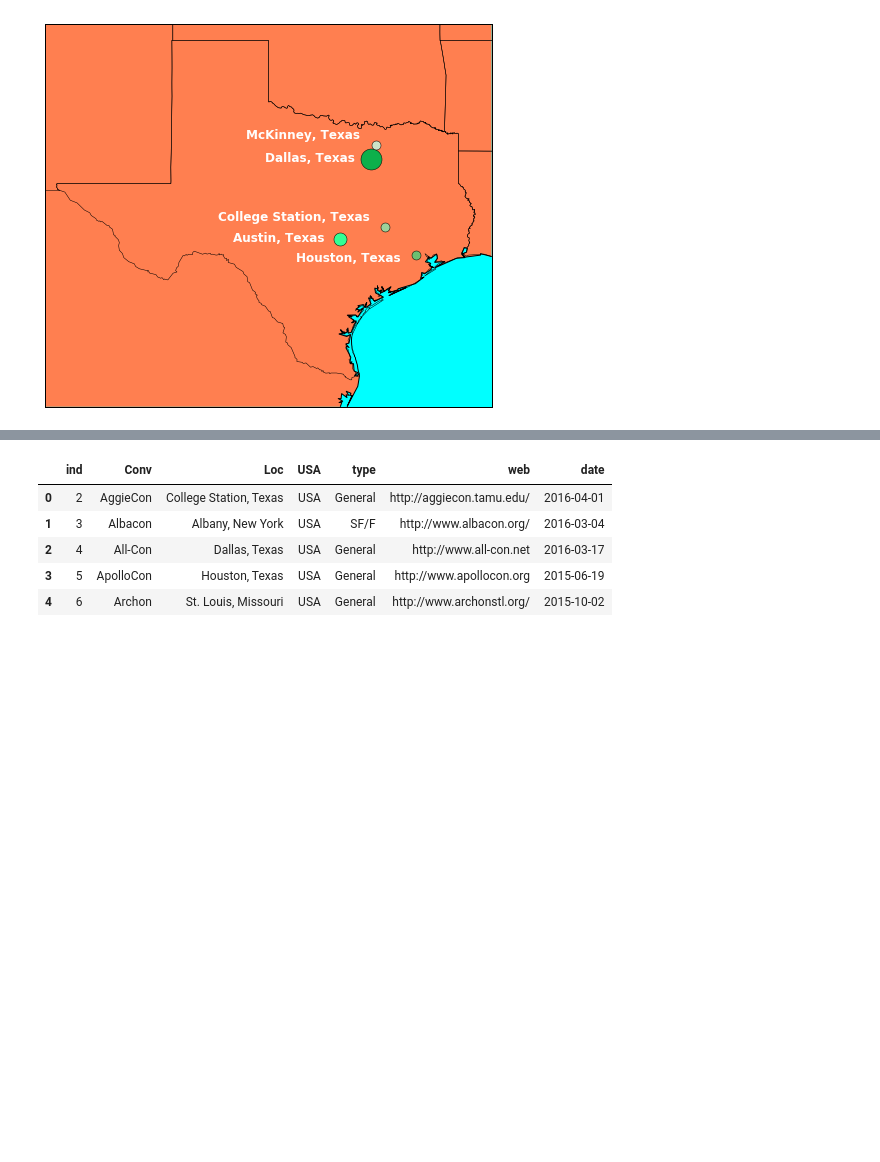
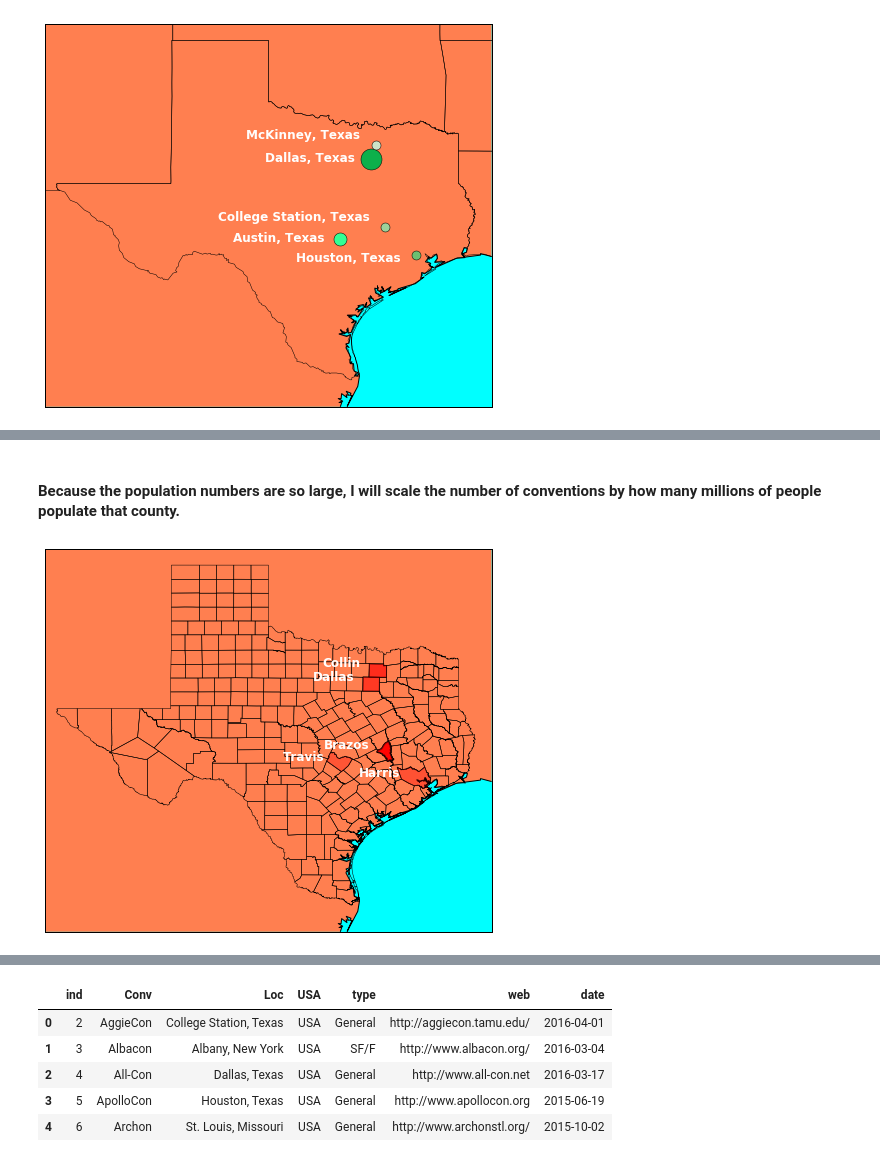
Before and after one commit to randirl17/SciFiMap, a Jupyter notebook: MakeAMap.ipynb, the cells around one changed output, grey strips where cells are left out. Cells and saved outputs as stored; diff of their text form; code cells hidden in the pictures; blank space fills up the shorter version.

```diff
--- a/MakeAMap.ipynb
+++ b/MakeAMap.ipynb
@@ -13,9 +17,3 @@ import pandas as pd
 from pandas import DataFrame
 from geopy.geocoders import Nominatim
 %matplotlib inline
-# %%
-mpl.rcParams['font.size'] = 16.
-mpl.rcParams['font.family'] = 'sans-serif'
-mpl.rcParams['axes.labelsize'] = 10.
-mpl.rcParams['xtick.labelsize'] = 12.
-mpl.rcParams['ytick.labelsize'] = 12.
@@ -104,0 +124,34 @@ Now, to do the county colors, I either need more data with populations, or I sho
+# %% [markdown]
+#### Because the population numbers are so large, I will scale the number of conventions by how many millions of people populate that county.
+# %%
+divpop = df.Location/df.Pop*1e6
+# %%
+fig = plt.figure(figsize=(8,8))
+ax = fig.add_subplot(111)
+lllat = 25; urlat = 37; lllon = -107; urlon = -93
+map = Basemap(ax=ax,lon_0=(urlon+lllon)/2, lat_0=(urlat+lllat)/2,
+            llcrnrlat=lllat, urcrnrlat=urlat,llcrnrlon=lllon,urcrnrlon=urlon,resolution='l')
+map.drawmapboundary(fill_color='aqua')
+map.fillcontinents(color='coral',lake_color='aqua',zorder=0)
+map.drawcoastlines()
+map.readshapefile('./Counties/Counties', 'counties',zorder=3)
+
+patches   = []
+patchlist = []
+
+for info, shape in zip(map.counties_info, map.counties):
+    for i,couname in enumerate(df.County):
+        if info['Name'] == couname and info['Name'] not in patchlist:
+            patchlist.append(info['Name'])
+            patches.append( Polygon(np.array(shape), True) )
+            scale = df.Location[i]/df.Pop[i]*1e6/max(divpop)
+            patch = PatchCollection(patches, facecolors='r', edgecolor='k', linewidths=1., zorder=10)
+            patch.set_alpha(0.9*scale)
+            ax.add_collection(patch)
+
+            tx = float(df.Long[i])-0.5
+            ty = float(df.Lat[i])
+            plt.text(tx, ty, df.County[i],fontsize=12,fontweight='bold', ha='right',va='bottom',color='w')
+plt.savefig('TexasCoCons.jpg',bbox_inches='tight')
+# %% [output]
+[figure, added]
```
Also changed, not shown: parts of 47 cells of this notebook, 5 other files.
